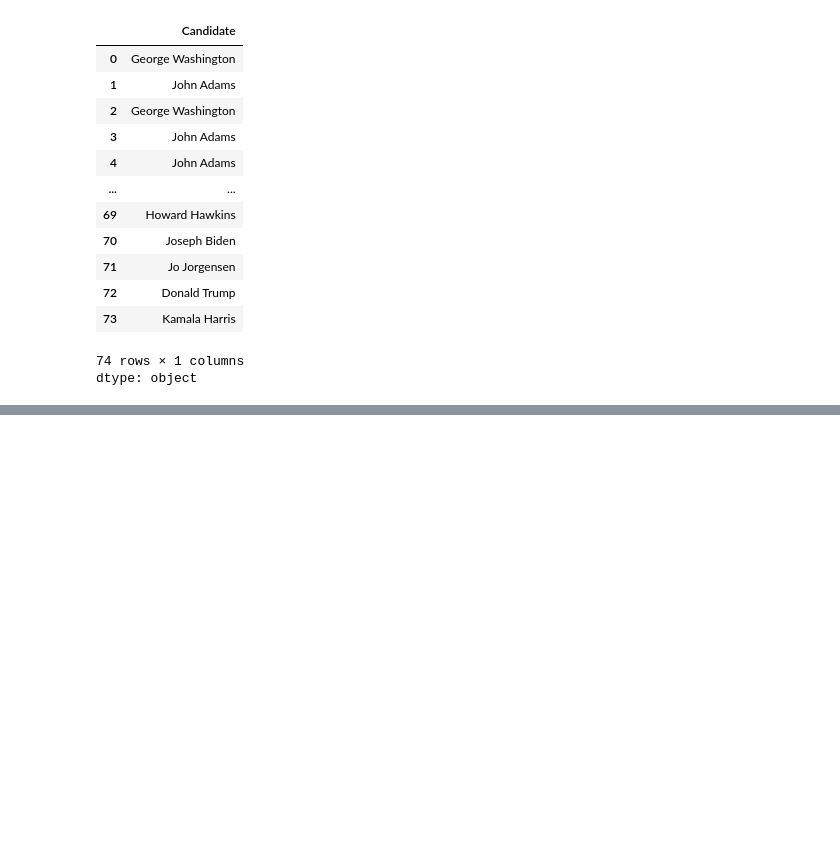
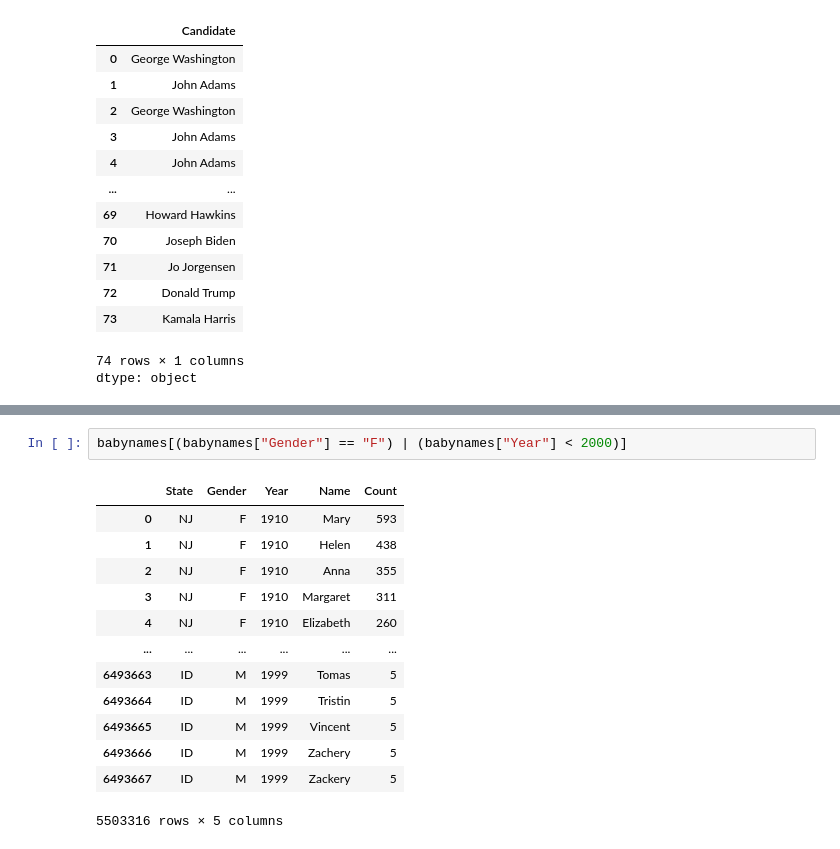
Before and after one commit to AndrewHung87/PandaPractice, a Jupyter notebook: Pandas_II.ipynb, the cells around one changed output, grey strips where cells are left out. Drawn from its saved outputs; the diff is of its cells as text; blank space fills up the shorter version.

```diff
--- a/Pandas_II.ipynb
+++ b/Pandas_II.ipynb
@@ -78,0 +194,16 @@ dtype: object
+# %%
+babynames[(babynames["Gender"] == "F") | (babynames["Year"] < 2000)]
+# %% [output]
+|  | State | Gender | Year | Name | Count |
+| 0 | NJ | F | 1910 | Mary | 593 |
+| 1 | NJ | F | 1910 | Helen | 438 |
+| 2 | NJ | F | 1910 | Anna | 355 |
+| 3 | NJ | F | 1910 | Margaret | 311 |
+| 4 | NJ | F | 1910 | Elizabeth | 260 |
+| ... | ... | ... | ... | ... | ... |
+| 6493663 | ID | M | 1999 | Tomas | 5 |
+| 6493664 | ID | M | 1999 | Tristin | 5 |
+| 6493665 | ID | M | 1999 | Vincent | 5 |
+| 6493666 | ID | M | 1999 | Zachery | 5 |
+| 6493667 | ID | M | 1999 | Zackery | 5 |
+5503316 rows × 5 columns
```
Also changed, not shown: parts of 32 cells of this notebook.
